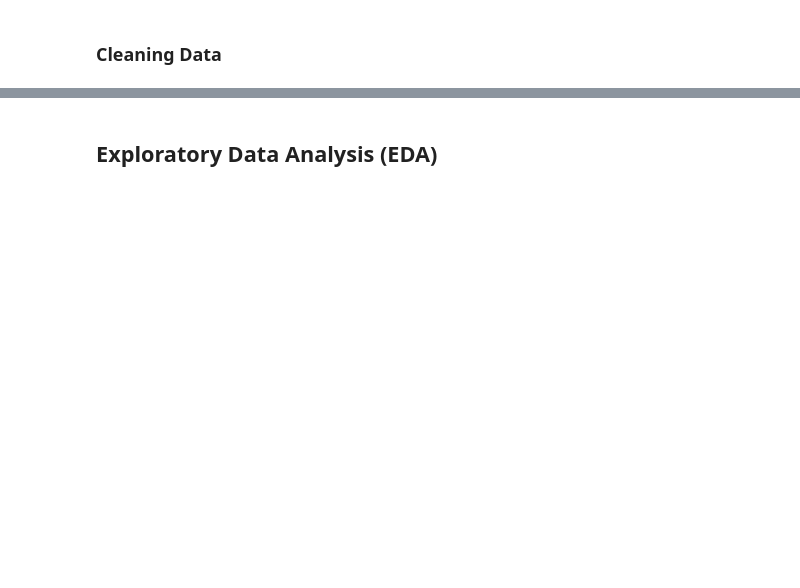
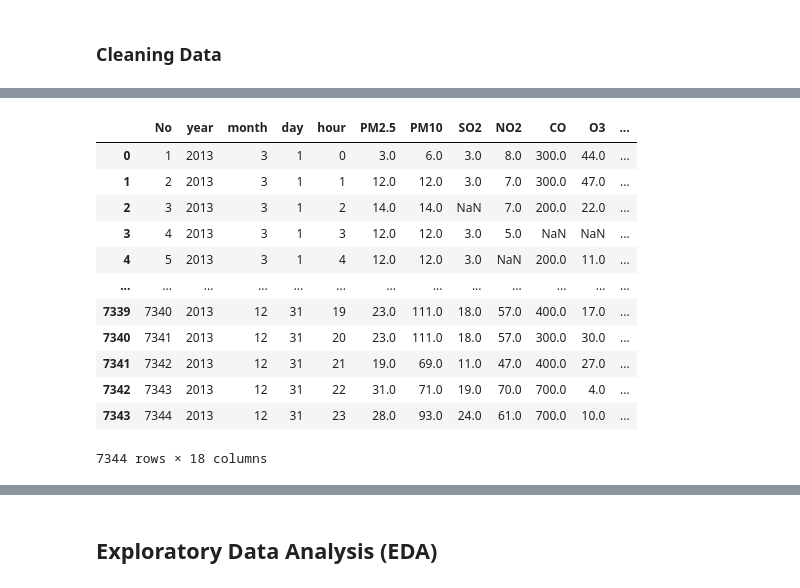
Before and after one commit to heeyarun04/proyek-analisis-data, a Jupyter notebook: Proyek_Analisis_Data.ipynb, the cells around one changed output, grey strips where cells are left out. Saved outputs shown, nothing was run; the diff lists cells and outputs as text; code cells hidden in the pictures; blank space fills up the shorter version.

```diff
--- a/Proyek_Analisis_Data.ipynb
+++ b/Proyek_Analisis_Data.ipynb
@@ -22,0 +225,16 @@
+# %%
+shunyi_df[shunyi_df.year == shunyi_df.year.min()]
+# %% [output]
+|  | No | year | month | day | hour | PM2.5 | PM10 | SO2 | NO2 | CO | O3 | ... |
+| 0 | 1 | 2013 | 3 | 1 | 0 | 3.0 | 6.0 | 3.0 | 8.0 | 300.0 | 44.0 | ... |
+| 1 | 2 | 2013 | 3 | 1 | 1 | 12.0 | 12.0 | 3.0 | 7.0 | 300.0 | 47.0 | ... |
+| 2 | 3 | 2013 | 3 | 1 | 2 | 14.0 | 14.0 | NaN | 7.0 | 200.0 | 22.0 | ... |
+| 3 | 4 | 2013 | 3 | 1 | 3 | 12.0 | 12.0 | 3.0 | 5.0 | NaN | NaN | ... |
+| 4 | 5 | 2013 | 3 | 1 | 4 | 12.0 | 12.0 | 3.0 | NaN | 200.0 | 11.0 | ... |
+| ... | ... | ... | ... | ... | ... | ... | ... | ... | ... | ... | ... | ... |
+| 7339 | 7340 | 2013 | 12 | 31 | 19 | 23.0 | 111.0 | 18.0 | 57.0 | 400.0 | 17.0 | ... |
+| 7340 | 7341 | 2013 | 12 | 31 | 20 | 23.0 | 111.0 | 18.0 | 57.0 | 300.0 | 30.0 | ... |
+| 7341 | 7342 | 2013 | 12 | 31 | 21 | 19.0 | 69.0 | 11.0 | 47.0 | 400.0 | 27.0 | ... |
+| 7342 | 7343 | 2013 | 12 | 31 | 22 | 31.0 | 71.0 | 19.0 | 70.0 | 700.0 | 4.0 | ... |
+| 7343 | 7344 | 2013 | 12 | 31 | 23 | 28.0 | 93.0 | 24.0 | 61.0 | 700.0 | 10.0 | ... |
+7344 rows × 18 columns
```
Also changed, not shown: parts of 36 cells of this notebook.
